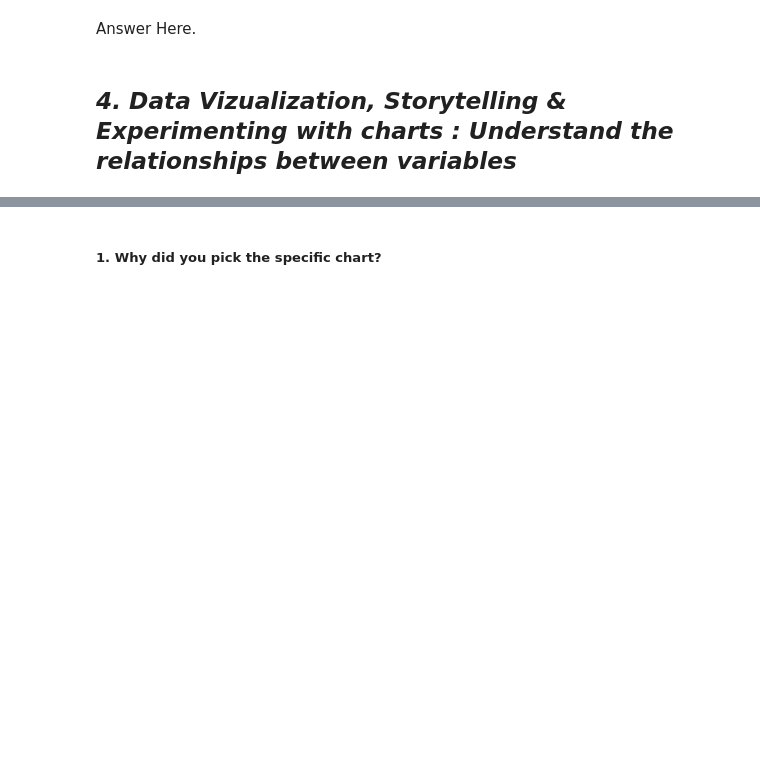
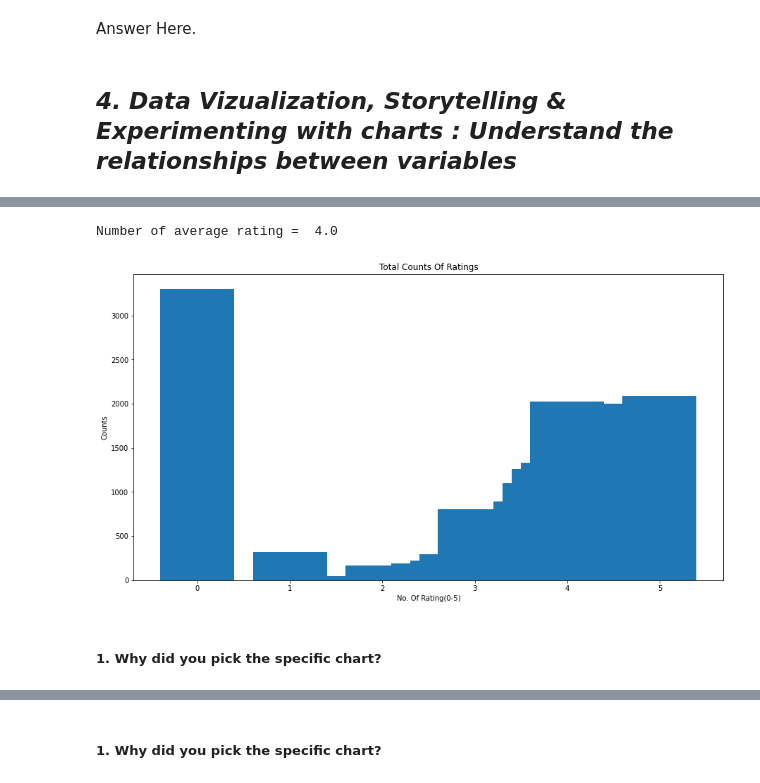
Before and after one commit to v1git12/Capstone-Project-3-Android-Authenticity-Prediction-, a Jupyter notebook: Android_Authenticity_Prediction.ipynb, the cells around one changed output, grey strips where cells are left out. Drawn from its saved outputs; the diff is of its cells as text; code cells hidden in the pictures; blank space fills up the shorter version.

```diff
--- a/Android_Authenticity_Prediction.ipynb
+++ b/Android_Authenticity_Prediction.ipynb
@@ -1027,0 +1377,22 @@ Answer Here.
+# %%
+# Graph - 2
+# Print the total number of average rating
+num_rating = df["Rating"].median()
+print('Number of average rating = ', num_rating)
+
+# Count the number of apps in each 'Category' and sort them in descending order
+num_rating_counts = df["Rating"].value_counts().sort_values()
+
+#Plotting bar graph to visualise different categories
+plt.figure(figsize=(15,8))
+plt.bar(num_rating_counts.index,       # index = ratings (0-5 star)
+        num_rating_counts.values)      # value = count
+plt.xlabel('No. Of Rating(0-5)')
+plt.ylabel('Counts')
+plt.title('Total Counts Of Ratings')
+plt.show()
+# %% [output]
+Number of average rating =  4.0
+[figure, added]
+# %% [markdown]
+##### 1. Why did you pick the specific chart?
```
Also changed, not shown: parts of 130 cells of this notebook.
